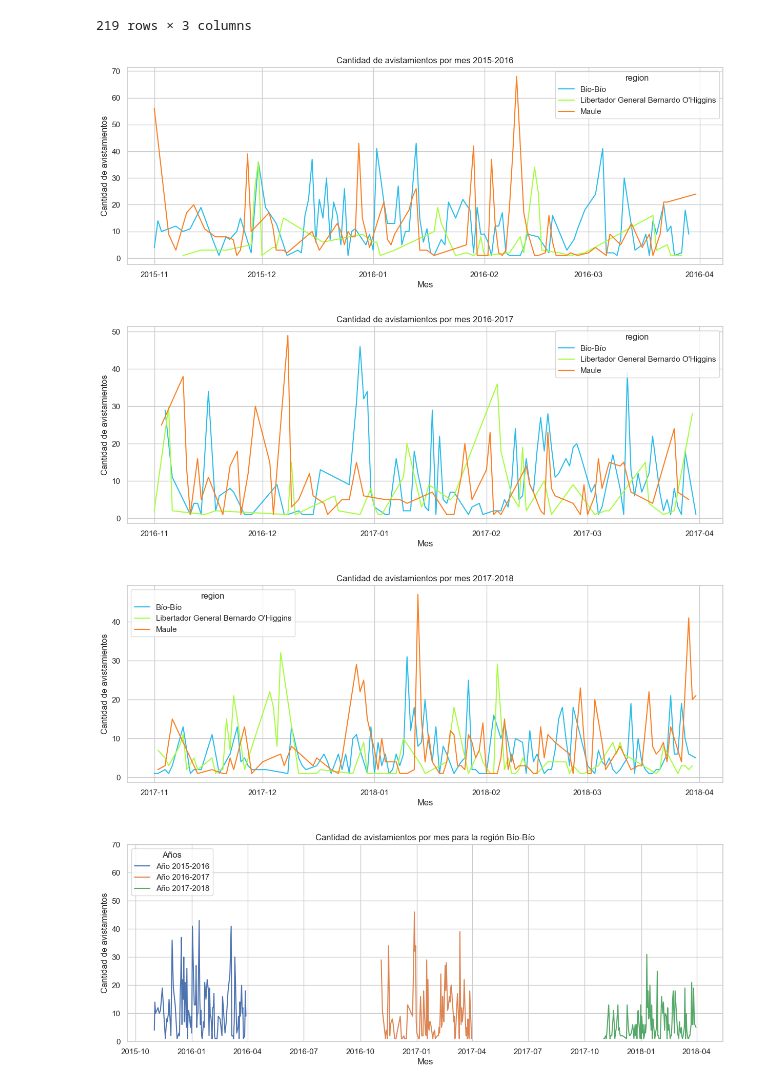
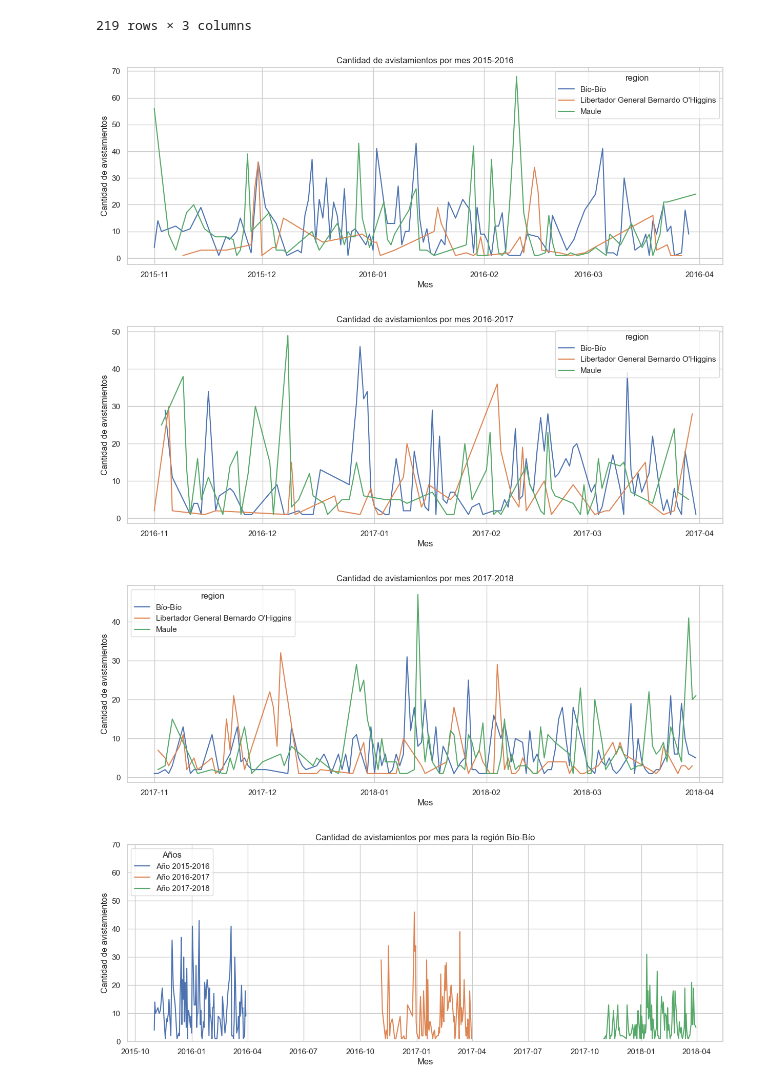
Before and after one commit to ymotomy/Proyecto-IMT2200, a Jupyter notebook: Proyecto.ipynb, the cells around one changed output. Saved outputs shown, nothing was run; the diff lists cells and outputs as text; code cells hidden in the pictures.

```diff
--- a/Proyecto.ipynb
+++ b/Proyecto.ipynb
@@ -379,15 +365,15 @@ dfs_estudio[0]
 # %%
 for df in dfs_estudio:
     plt.figure(figsize=(15, 5))
-    sns.lineplot(data=df, x=df['obsDt'], y="cantidad", hue="region", palette='turbo', ci=None)
+    sns.lineplot(data=df, x=df['obsDt'], y="cantidad", hue="region", ci=None)
     plt.title(f"Cantidad de avistamientos por mes {df['obsDt'].dt.year.unique()[0]}-{df['obsDt'].dt.year.unique()[1]}")
     plt.xlabel("Mes")
     plt.ylabel("Cantidad de avistamientos")
     plt.grid(True)
 # %% [output]
-[figure, old version]
+[figure, new version]
-[figure, old version]
+[figure, new version]
-[figure, old version]
+[figure, new version]
 # %%
 regions_of_interest = ['Bío-Bío', 'Maule', "Libertador General Bernardo O'Higgins"]
 
```
Also changed, not shown: parts of 29 cells of this notebook, 2 other files.
